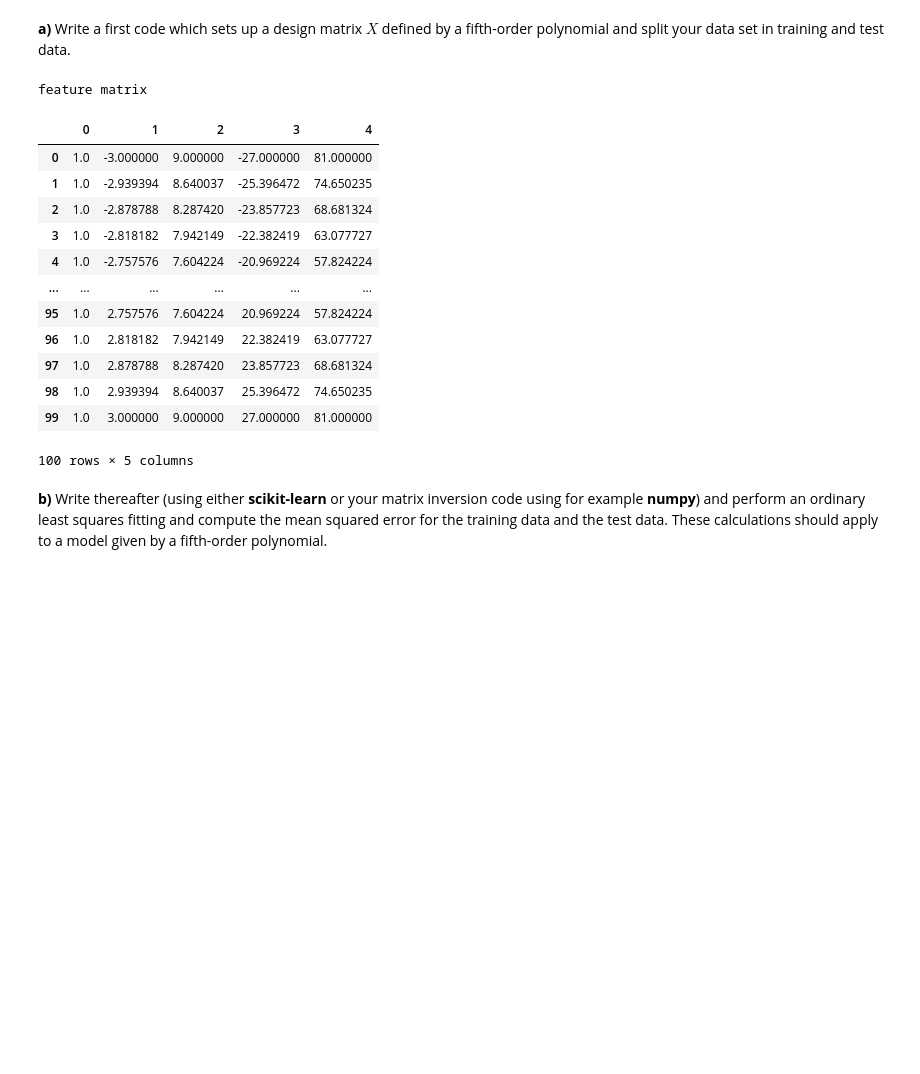
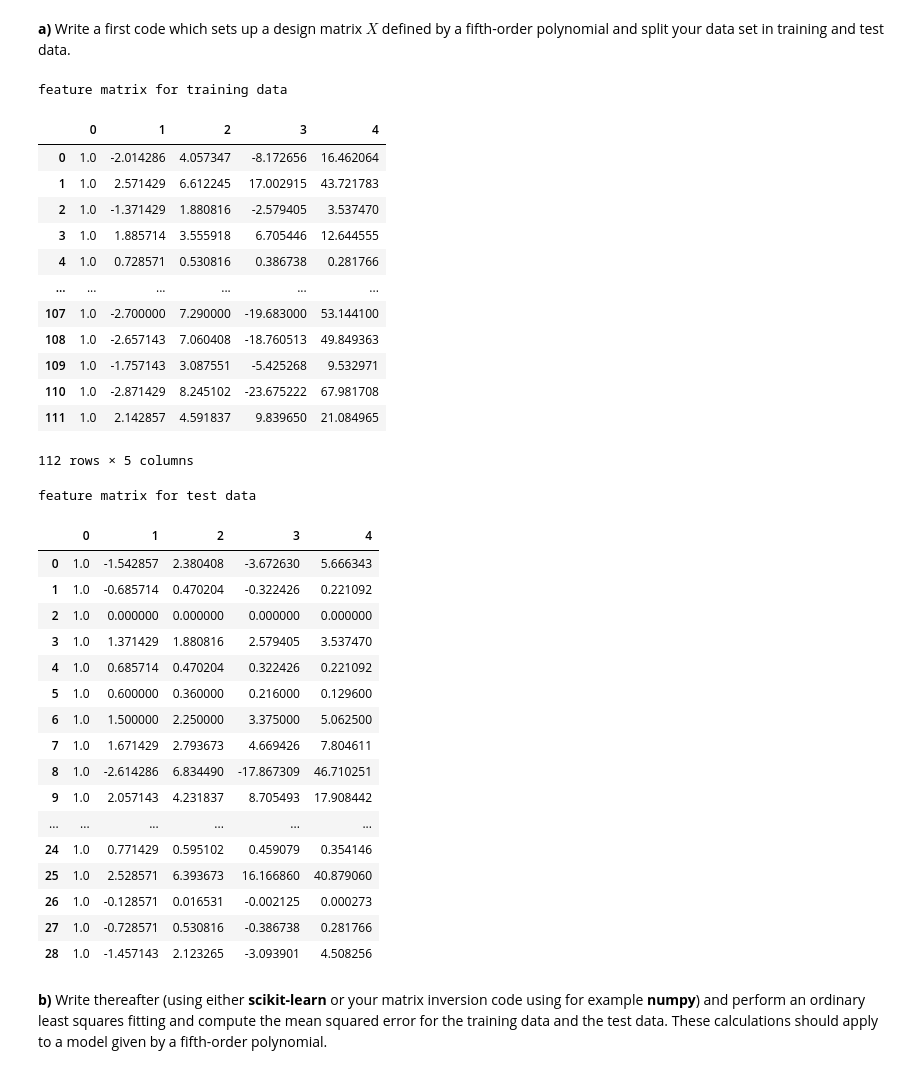
Before and after one commit to ericludvigs/MachineLearning, a Jupyter notebook: work/exercise_34.ipynb, the cells around one changed output. Drawn from its saved outputs; the diff is of its cells as text; code cells hidden in the pictures; blank space fills up the shorter version.

```diff
--- a/work/exercise_34.ipynb
+++ b/work/exercise_34.ipynb
@@ -301,12 +305,25 @@ The aim is to reproduce Figure 2.11 of [Hastie et al](https://github.com/CompPhy
 Our data is defined by $x\in [-3,3]$ with a total of for example $n=100$ data points. You should try to vary the number of data points $n$ in your analysis.
 # %%
 np.random.seed()
-n = 100
-# Make data set.
+n = 100 + np.random.randint(0, 100) # vary data points by random extra
+# make data set
 x = np.linspace(-3, 3, n).reshape(-1, 1)
 y = np.exp(-x**2) + 1.5 * np.exp(-(x-2)**2)+ np.random.normal(0, 0.1, x.shape)
 
+x_train, x_test, y_train, y_test = train_test_split(x, y, test_size=0.2)
+
+print("x input data, x train, x test")
+print(x.shape)
+print(x_train.shape)
+print(x_test.shape)
+
+print("y data, y train, y test")
+print(y.shape)
+print(y_train.shape)
+print(y_test.shape)
+
 # fancier display than numpy print
-results_frame = pd.DataFrame({"x":x.flatten(), "y":y.flatten()})
-display(results_frame)
+results_frame_train = pd.DataFrame({"x_train":x_train.flatten(), "y_train":y_train.flatten()})
+results_frame_test = pd.DataFrame({"x_test":x_test.flatten(), "y_test":y_test.flatten()})
+display(results_frame_test)
 # %% [output]
@@ -331,29 +360,53 @@ Write a first code which sets up a design matrix $X$ defined by a fifth-order po
 # %%
 # make design matrix
 P = 5
 
-X = np.zeros((n, P))
+X_train = np.zeros((len(x_train), P))
+X_test = np.zeros((len(x_test), P))
 for exponent in range(0,P):
-    X[:,exponent] = x[:,0]**exponent
+    X_train[:,exponent] = x_train[:,0]**exponent
+    X_test[:,exponent] = x_test[:,0]**exponent
 
-print("feature matrix")
-df = pd.DataFrame(X)
+print("feature matrix for training data")
+df = pd.DataFrame(X_train)
 display(df)
+
+print("feature matrix for test data")
+df = pd.DataFrame(X_test)
+display(df)
 # %% [output]
-feature matrix
+feature matrix for training data
 |  | 0 | 1 | 2 | 3 | 4 |
-| 0 | 1.0 | -3.000000 | 9.000000 | -27.000000 | 81.000000 |
-| 1 | 1.0 | -2.939394 | 8.640037 | -25.396472 | 74.650235 |
-| 2 | 1.0 | -2.878788 | 8.287420 | -23.857723 | 68.681324 |
-| 3 | 1.0 | -2.818182 | 7.942149 | -22.382419 | 63.077727 |
-| 4 | 1.0 | -2.757576 | 7.604224 | -20.969224 | 57.824224 |
+| 0 | 1.0 | -2.014286 | 4.057347 | -8.172656 | 16.462064 |
+| 1 | 1.0 | 2.571429 | 6.612245 | 17.002915 | 43.721783 |
+| 2 | 1.0 | -1.371429 | 1.880816 | -2.579405 | 3.537470 |
+| 3 | 1.0 | 1.885714 | 3.555918 | 6.705446 | 12.644555 |
+| 4 | 1.0 | 0.728571 | 0.530816 | 0.386738 | 0.281766 |
 | ... | ... | ... | ... | ... | ... |
-| 95 | 1.0 | 2.757576 | 7.604224 | 20.969224 | 57.824224 |
-| 96 | 1.0 | 2.818182 | 7.942149 | 22.382419 | 63.077727 |
-| 97 | 1.0 | 2.878788 | 8.287420 | 23.857723 | 68.681324 |
-| 98 | 1.0 | 2.939394 | 8.640037 | 25.396472 | 74.650235 |
-| 99 | 1.0 | 3.000000 | 9.000000 | 27.000000 | 81.000000 |
+| 107 | 1.0 | -2.700000 | 7.290000 | -19.683000 | 53.144100 |
+| 108 | 1.0 | -2.657143 | 7.060408 | -18.760513 | 49.849363 |
+| 109 | 1.0 | -1.757143 | 3.087551 | -5.425268 | 9.532971 |
+| 110 | 1.0 | -2.871429 | 8.245102 | -23.675222 | 67.981708 |
+| 111 | 1.0 | 2.142857 | 4.591837 | 9.839650 | 21.084965 |
-100 rows × 5 columns
+112 rows × 5 columns
+feature matrix for test data
+|  | 0 | 1 | 2 | 3 | 4 |
+| 0 | 1.0 | -1.542857 | 2.380408 | -3.672630 | 5.666343 |
+| 1 | 1.0 | -0.685714 | 0.470204 | -0.322426 | 0.221092 |
+| 2 | 1.0 | 0.000000 | 0.000000 | 0.000000 | 0.000000 |
+| 3 | 1.0 | 1.371429 | 1.880816 | 2.579405 | 3.537470 |
+| 4 | 1.0 | 0.685714 | 0.470204 | 0.322426 | 0.221092 |
+| 5 | 1.0 | 0.600000 | 0.360000 | 0.216000 | 0.129600 |
+| 6 | 1.0 | 1.500000 | 2.250000 | 3.375000 | 5.062500 |
+| 7 | 1.0 | 1.671429 | 2.793673 | 4.669426 | 7.804611 |
+| 8 | 1.0 | -2.614286 | 6.834490 | -17.867309 | 46.710251 |
+| 9 | 1.0 | 2.057143 | 4.231837 | 8.705493 | 17.908442 |
+| ... | ... | ... | ... | ... | ... |
+| 24 | 1.0 | 0.771429 | 0.595102 | 0.459079 | 0.354146 |
+| 25 | 1.0 | 2.528571 | 6.393673 | 16.166860 | 40.879060 |
+| 26 | 1.0 | -0.128571 | 0.016531 | -0.002125 | 0.000273 |
+| 27 | 1.0 | -0.728571 | 0.530816 | -0.386738 | 0.281766 |
+| 28 | 1.0 | -1.457143 | 2.123265 | -3.093901 | 4.508256 |
 # %% [markdown]
 **b)**
 Write thereafter (using either **scikit-learn** or your matrix inversion code using for example **numpy**)
```
Also changed, not shown: parts of 14 cells of this notebook, 2 other files.
